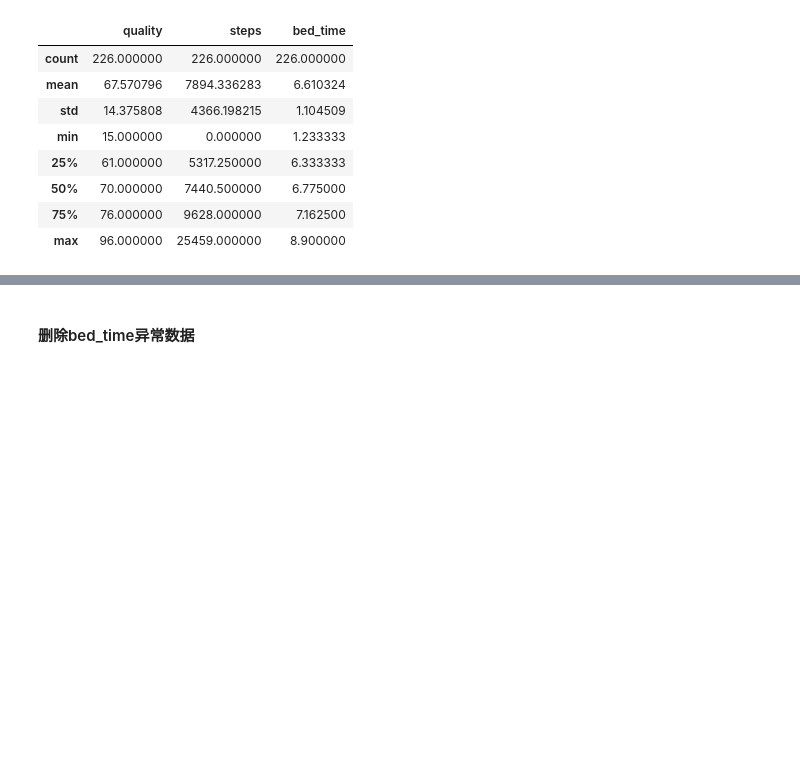
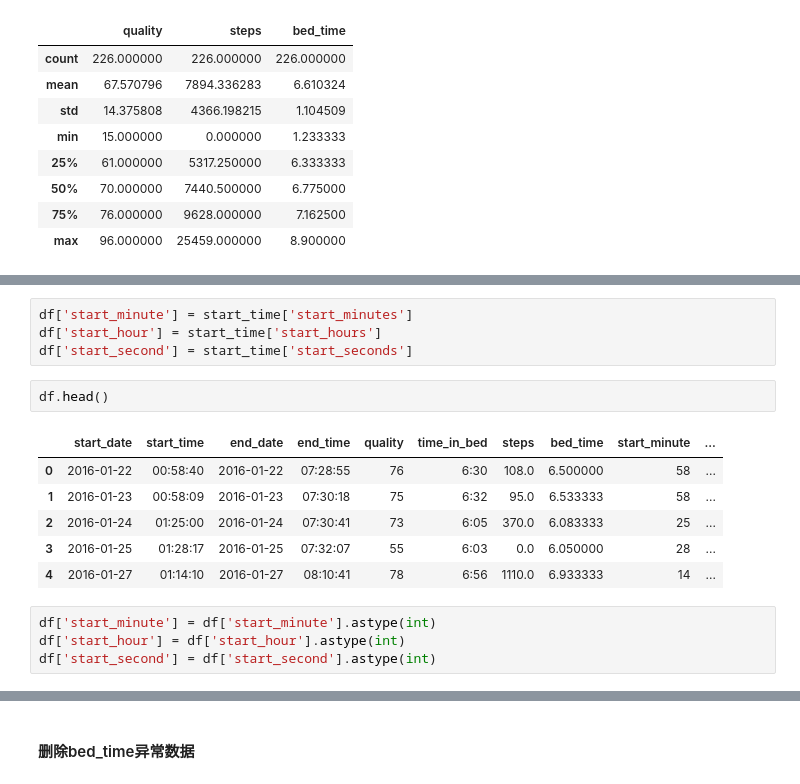
Before and after one commit to nannagentleman/learn-python, a Jupyter notebook: Sleep Data.ipynb, the cells around one changed output, grey strips where cells are left out. Drawn from its saved outputs; the diff is of its cells as text; blank space fills up the shorter version.

```diff
--- a/Sleep Data.ipynb
+++ b/Sleep Data.ipynb
@@ -144,0 +158,17 @@ df.describe()
+# %%
+df['start_minute'] = start_time['start_minutes']
+df['start_hour'] = start_time['start_hours']
+df['start_second'] = start_time['start_seconds']
+# %%
+df.head()
+# %% [output]
+|  | start_date | start_time | end_date | end_time | quality | time_in_bed | steps | bed_time | start_minute | ... |
+| 0 | 2016-01-22 | 00:58:40 | 2016-01-22 | 07:28:55 | 76 | 6:30 | 108.0 | 6.500000 | 58 | ... |
+| 1 | 2016-01-23 | 00:58:09 | 2016-01-23 | 07:30:18 | 75 | 6:32 | 95.0 | 6.533333 | 58 | ... |
+| 2 | 2016-01-24 | 01:25:00 | 2016-01-24 | 07:30:41 | 73 | 6:05 | 370.0 | 6.083333 | 25 | ... |
+| 3 | 2016-01-25 | 01:28:17 | 2016-01-25 | 07:32:07 | 55 | 6:03 | 0.0 | 6.050000 | 28 | ... |
+| 4 | 2016-01-27 | 01:14:10 | 2016-01-27 | 08:10:41 | 78 | 6:56 | 1110.0 | 6.933333 | 14 | ... |
+# %%
+df['start_minute'] = df['start_minute'].astype(int)
+df['start_hour'] = df['start_hour'].astype(int)
+df['start_second'] = df['start_second'].astype(int)
```
Also changed, not shown: parts of 29 cells of this notebook.
